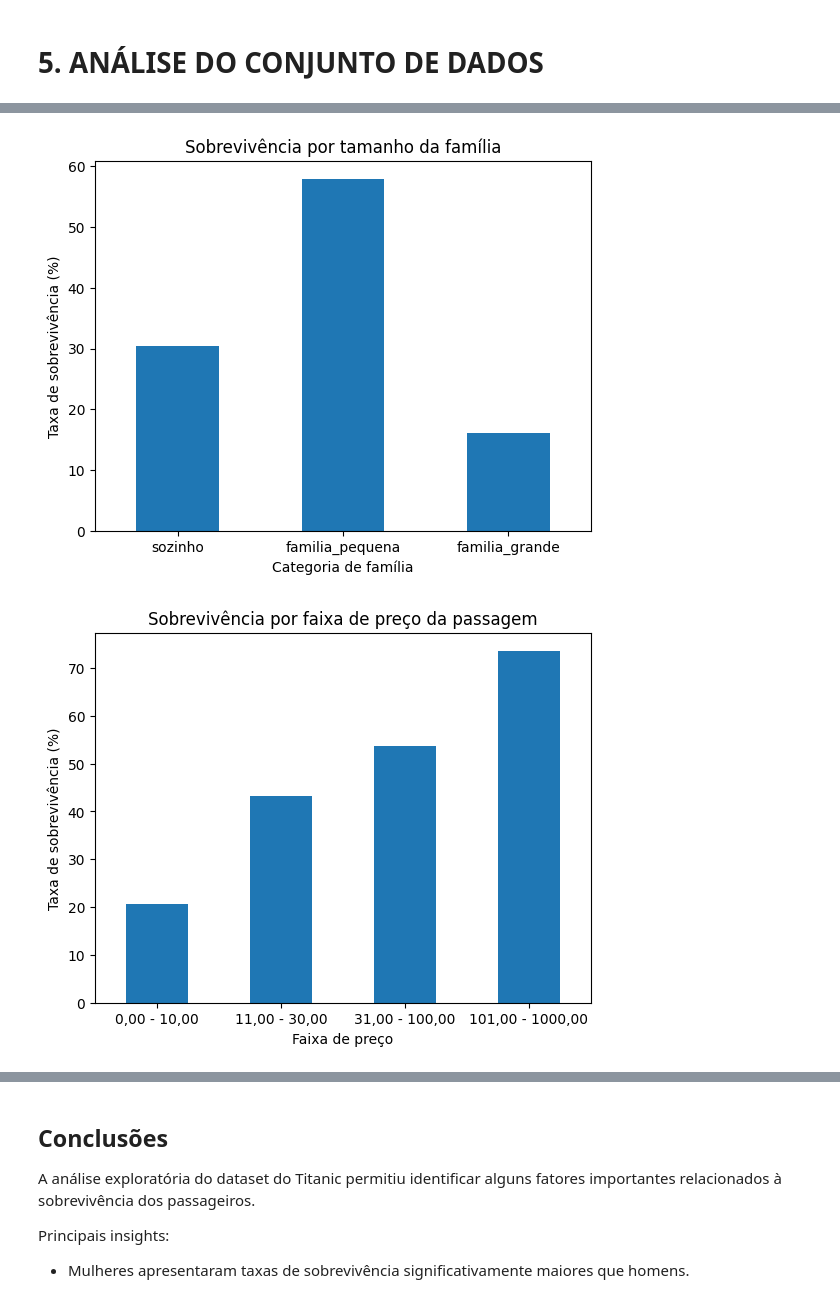
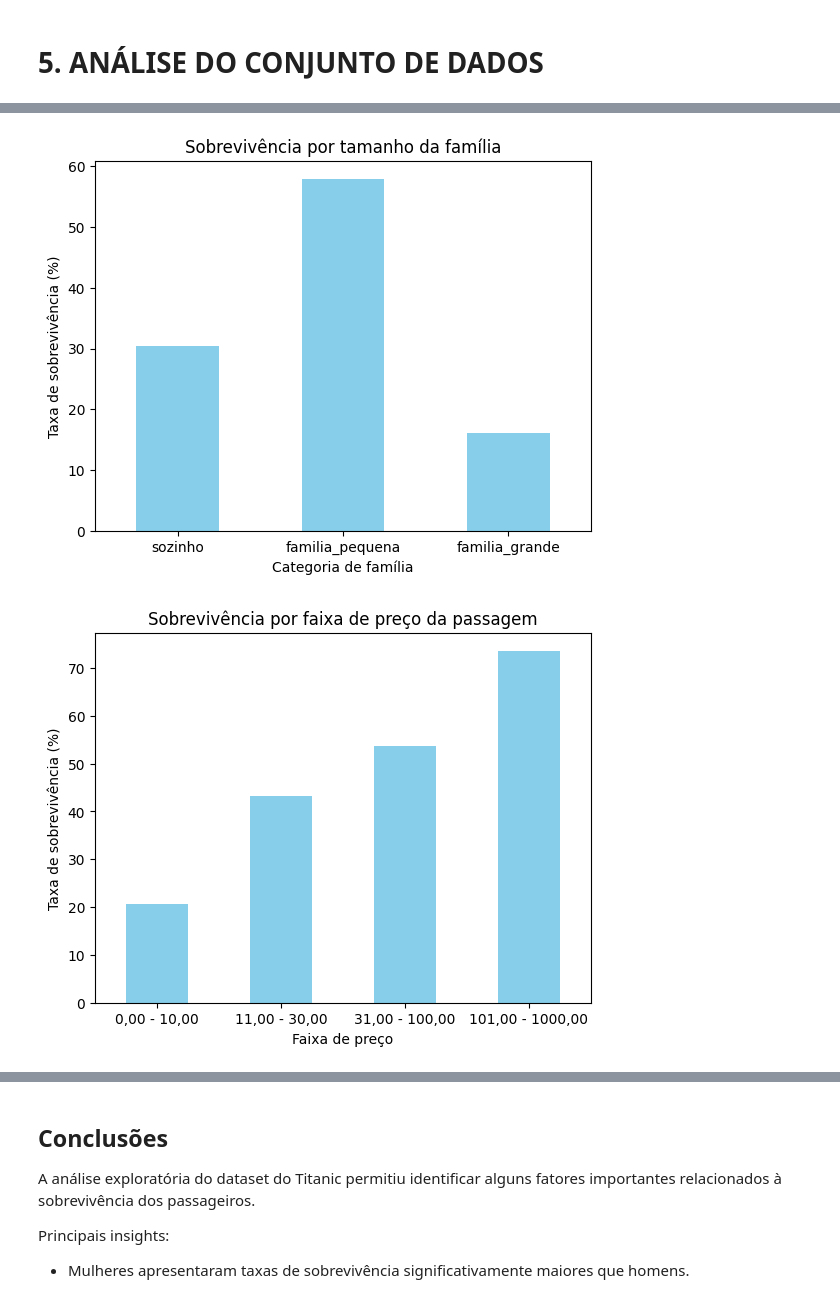
Before and after one commit to tainabh/analise_titanic, a Jupyter notebook: analise_titanic.ipynb, the cells around one changed output, grey strips where cells are left out. Cells and saved outputs as stored; diff of their text form; code cells hidden in the pictures.

```diff
--- a/analise_titanic.ipynb
+++ b/analise_titanic.ipynb
@@ -324,9 +322,8 @@ df_titanic.groupby('categoria_familia')['sobrevivente'].mean()*100
 
 tabela_familia = df_titanic.groupby('categoria_familia')['sobrevivente'].mean()*100
 
-import matplotlib.pyplot as plt
 
-tabela_familia.plot(kind='bar')
+tabela_familia.plot(kind='bar', color=('skyblue'))
 
 plt.title('Sobrevivência por tamanho da família')
 plt.xlabel('Categoria de família')
@@ -338,33 +335,33 @@ plt.show()
 
 # A análise indica que o tamanho da família influenciou a sobrevivência. Passageiros que viajavam sozinhos apresentaram menor taxa de sobrevivência, enquanto aqueles em famílias pequenas tiveram maiores chances de sobreviver. Famílias muito grandes também apresentaram menor taxa, possivelmente devido à dificuldade de evacuação conjunta.
 # %% [output]
-[figure, old version]
+[figure, new version]
 # %%
 # Relação entre O valor pago pela passagem e sobrevivência
 
 df_titanic['faixa_preco'] = pd.cut(
     df_titanic['preco_passagem'],
     bins=[0,10,30,100,600],
     labels=['0,00 - 10,00','11,00 - 30,00','31,00 - 100,00','101,00 - 1000,00']
 )
 
 df_titanic.groupby('faixa_preco')['sobrevivente'].mean()*100
 
 tabela_preco = df_titanic.groupby('faixa_preco')['sobrevivente'].mean()*100
 
-tabela_preco.plot(kind='bar')
+tabela_preco.plot(kind='bar', color=('skyblue'))
 
 plt.title('Sobrevivência por faixa de preço da passagem')
 plt.xlabel('Faixa de preço')
 plt.ylabel('Taxa de sobrevivência (%)')
 
 plt.xticks(rotation=0)
 
 plt.show()
 
 # A análise indica que passageiros que pagaram passagens mais caras tiveram maior probabilidade de sobreviver. Isso pode estar relacionado à classe social e à localização das cabines no navio.
 # %% [output]
-[figure, old version]
+[figure, new version]
 # %%
 # Relação entre porto de embarque e sobrevivência
 
```
Also changed, not shown: parts of 6 cells of this notebook.
